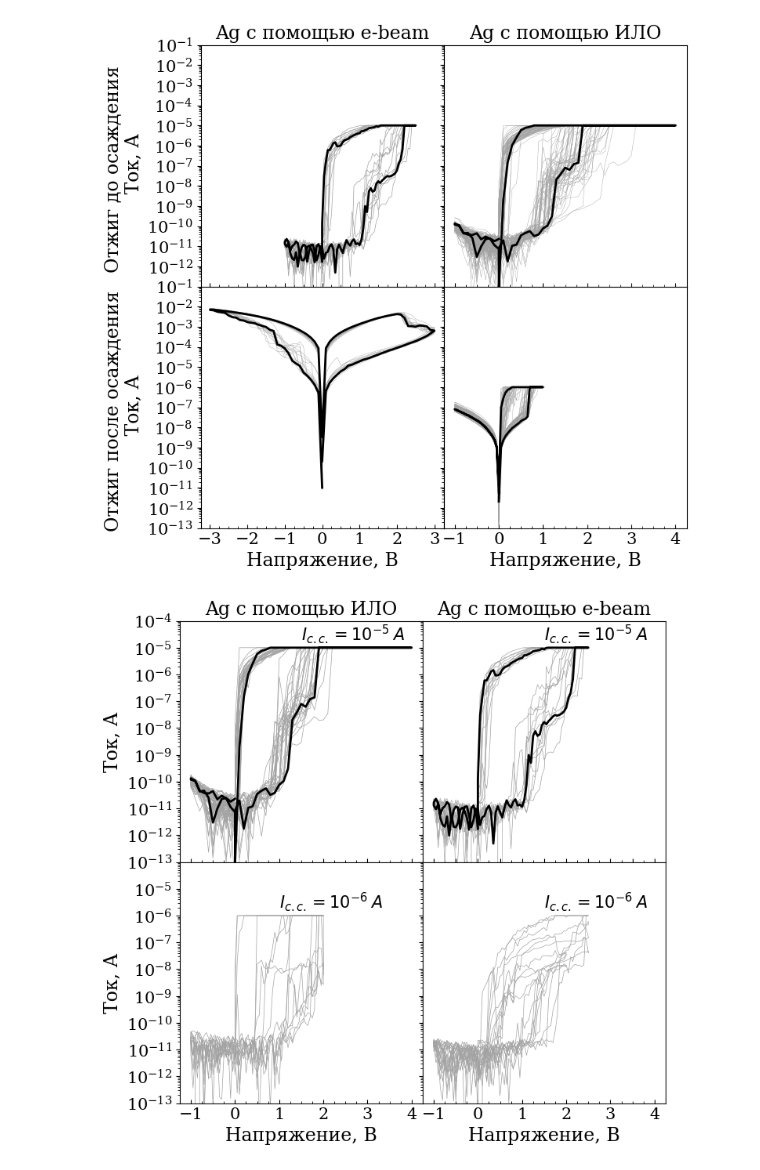
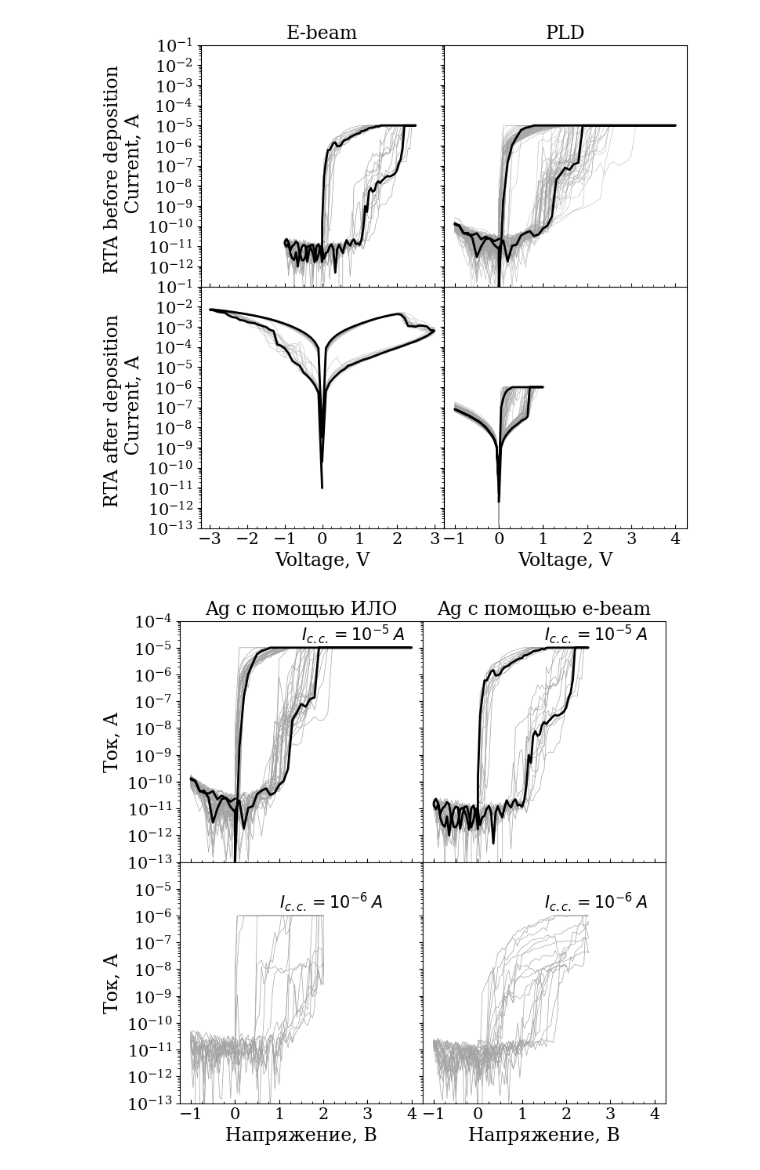
Before and after one commit to OneMoreGate/TiN-HZO_experimental, a Jupyter notebook: all.ipynb, the cells around one changed output. Cells and saved outputs as stored; diff of their text form; code cells hidden in the pictures.

```diff
--- a/all.ipynb
+++ b/all.ipynb
@@ -29,7 +29,7 @@ ax_4.xaxis.set_minor_locator(ticker.MultipleLocator(0.25))
 ax_4.yaxis.set_major_locator(y_major)
 ax_4.yaxis.set_minor_locator(y_minor)
 ax_4.tick_params(axis='x', direction = 'in', which = 'both')
-ax_4.set_xlabel('Напряжение, В', size = 17, fontfamily = 'serif')
+ax_4.set_xlabel('Voltage, V', size = 17, fontfamily = 'serif')
 
 d_4_2_2.draw_multiple_lines('F10-100', ax_3, measurs=[i for i in range(92,106)], color = '#a3a3a3', linewidth = 0.3)
 d_4_2_2.draw_single_line('F10-100', ax_3, measur=100, color = 'k', linewidth = 2)
@@ -39,40 +39,40 @@ ax_3.xaxis.set_minor_locator(ticker.MultipleLocator(0.25))
 ax_3.yaxis.set_major_locator(y_major)
 ax_3.yaxis.set_minor_locator(y_minor)
 ax_3.tick_params(labelsize=15)
 ax_3.tick_params(axis='x', direction = 'in', which = 'both')
-ax_3.set_xlabel('Напряжение, В', size = 17, fontfamily = 'serif')
-ax_3.set_ylabel('Отжиг после осаждения \n Ток, А', size = 17, fontfamily = 'serif')
+ax_3.set_xlabel('Voltage, V', size = 17, fontfamily = 'serif')
+ax_3.set_ylabel('RTA after deposition \n Current, А', size = 17, fontfamily = 'serif')
 
 d_4_3.draw_multiple_lines('C3-100', ax_2, measurs = [i for i in range(15, 80)], linewidth = 0.3, color = '#a3a3a3')
 d_4_3.draw_single_line('C3-100', ax_2, measur=32, color = 'k', linewidth = 2)
 ax_2.set(yscale = 'log', ylim=[10**(-13), 10**(-1)], xlim=[-1.25, 4.25])
 ax_2.xaxis.set_major_locator(ticker.MultipleLocator(1))
 ax_2.xaxis.set_minor_locator(ticker.MultipleLocator(0.25))
 ax_2.yaxis.set_major_locator(y_major)
 ax_2.yaxis.set_minor_locator(y_minor)
 ax_2.tick_params(axis='x', direction = 'in', which = 'both')
 ax_2.tick_params(labelsize=15, labelleft = False)
-ax_2.set_title('Ag с помощью ИЛО', size = 17, fontfamily = 'serif')
+ax_2.set_title('PLD', size = 17, fontfamily = 'serif')
 #ax_2.text(2, 2 * 10 ** -5, r'$I_{c.c.} = 10^{-5} \;A$', size = 13)
 
 d_4_4.draw_multiple_lines('H7-100', ax_1, measurs = [i for i in range(13,26)], linewidth = 0.5, color = '#a3a3a3')
 d_4_4.draw_single_line('H7-100', ax_1, measur=17, color = 'k', linewidth = 2)
 ax_1.set(yscale = 'log', ylim=[10**(-13), 10**(-1)], xlim=[-3.25, 3.25])
 ax_1.xaxis.set_major_locator(ticker.MultipleLocator(1))
 ax_1.xaxis.set_minor_locator(ticker.MultipleLocator(0.25))
 ax_1.yaxis.set_minor_locator(y_minor)
 ax_1.tick_params(labelsize=15, labelbottom = False)
-ax_1.set_xlabel('Напряжение, В', size = 17, fontfamily = 'serif')
-ax_1.set_ylabel('Отжиг до осаждения \n Ток, А', size = 17, fontfamily = 'serif')
-ax_1.set_title('Ag с помощью e-beam', size = 17, fontfamily = 'serif')
+ax_1.set_xlabel('Voltage, V', size = 17, fontfamily = 'serif')
+ax_1.set_ylabel('RTA before deposition \n Current, А', size = 17, fontfamily = 'serif')
+ax_1.set_title('E-beam', size = 17, fontfamily = 'serif')
 ax_1.yaxis.set_major_locator(ticker.FixedLocator([10**-12,10**-11,10**-10,10**-9,10**-8,10**-7,10**-6,10**-5,10**-4,10**-3,10**-2,10**-1]))
 ax_1.tick_params(axis='x', direction = 'in', which = 'both')
 ax_1.tick_params(axis='y', which = 'minor', labelleft = False)
 #ax_1.text(1.5, 2 * 10 ** -5, r'$I_{c.c.} = 10^{-5} \;A$', size = 13)
 
 #plt.savefig('all_typical.png', dpi = 300, bbox_inches = 'tight')
 # %% [output]
-[figure, old version]
+[figure, new version]
 # %%
 fig = plt.figure(figsize=(8, 8))
 gs = GridSpec(ncols=2, nrows=2, figure=fig)
```
Also changed, not shown: parts of 1 cell of this notebook, 13 other files.
